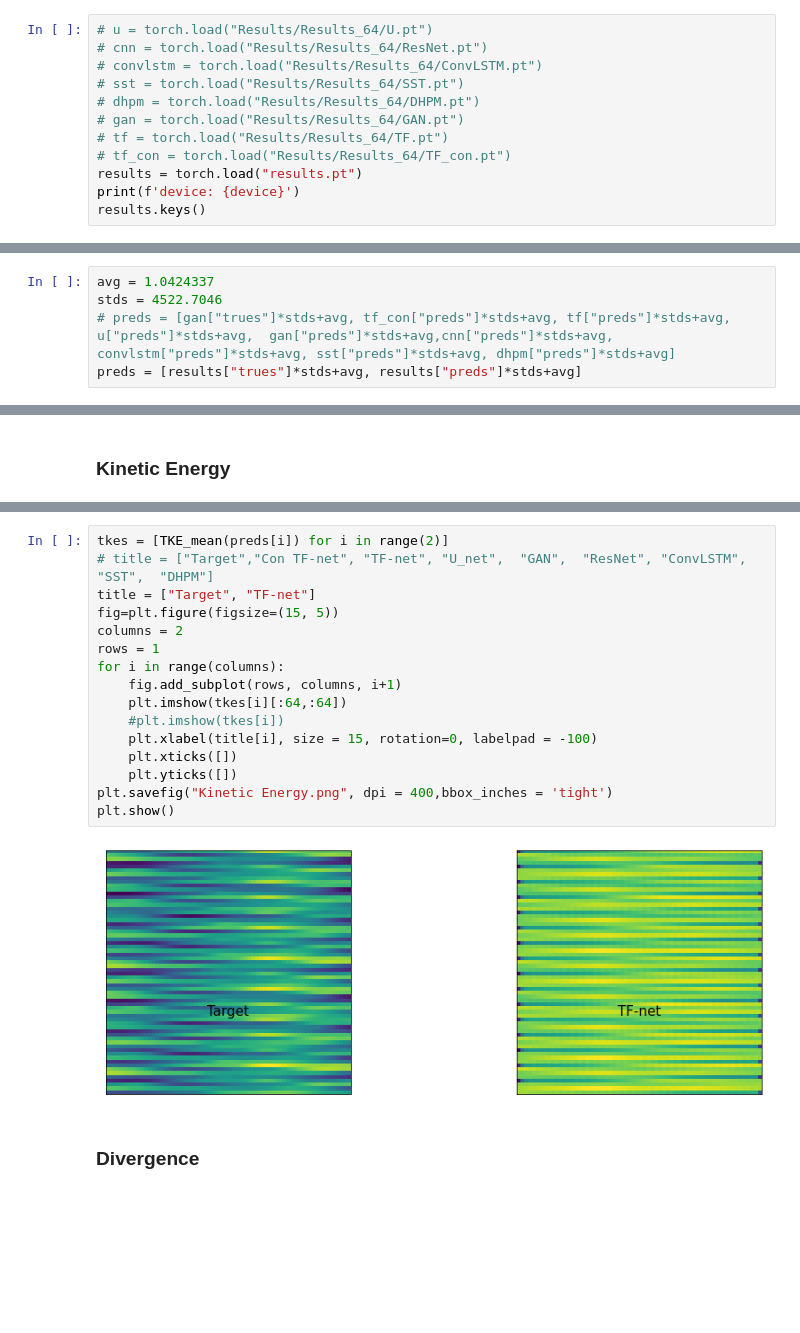
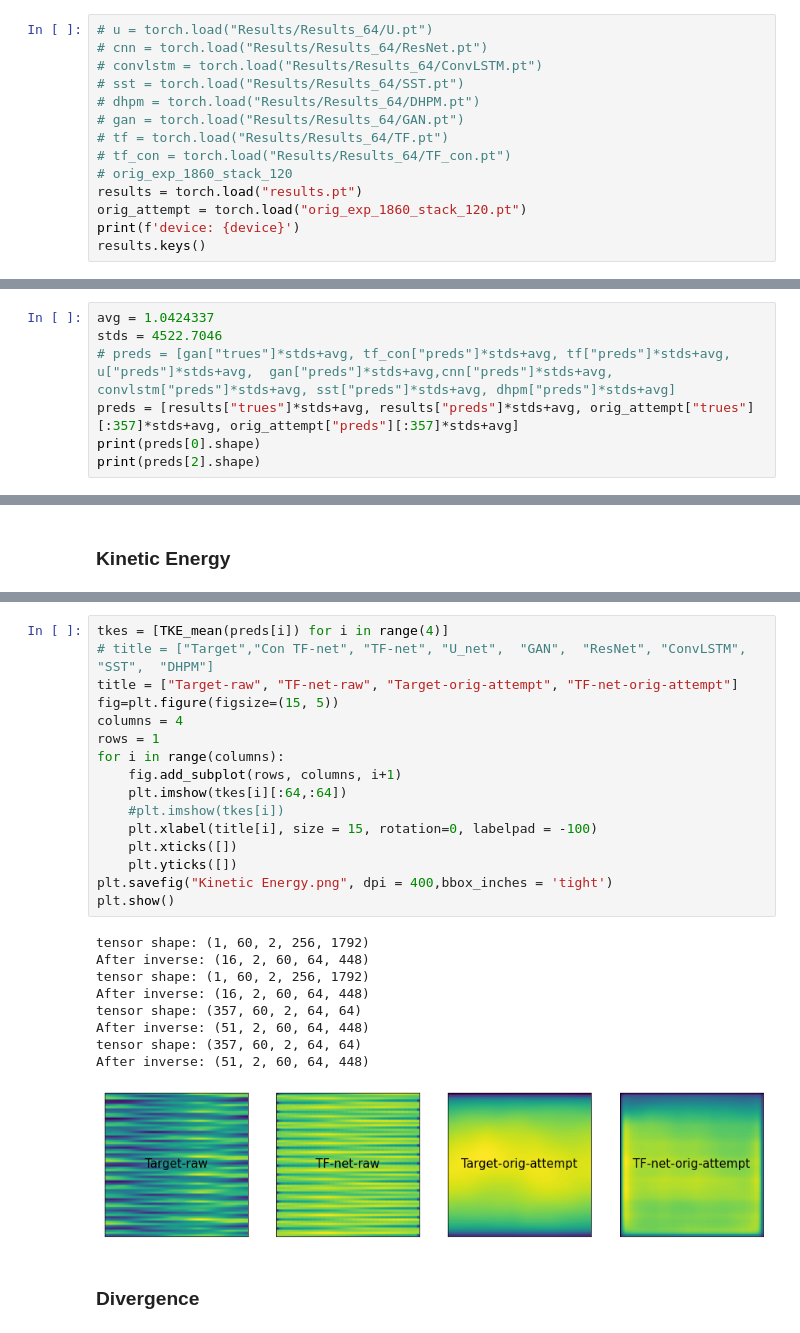
Before and after one commit to tailintalent/Turbulent-Flow-Nets, a Jupyter notebook: Evaluation/Evaluation-Raw.ipynb, the cells around one changed output, grey strips where cells are left out. Saved outputs shown, nothing was run; the diff lists cells and outputs as text; blank space fills up the shorter version.

Commit message:
Added the original experiment attempt (ran with 64x64 images, each has 120 images stacked together to have 120x2x64x64) and some notes to consider

```diff
--- a/Evaluation/Evaluation-Raw.ipynb
+++ b/Evaluation/Evaluation-Raw.ipynb
@@ -24,7 +24,9 @@ device = torch.device("cuda" if torch.cuda.is_available() else "cpu")
 # gan = torch.load("Results/Results_64/GAN.pt")
 # tf = torch.load("Results/Results_64/TF.pt")
 # tf_con = torch.load("Results/Results_64/TF_con.pt")
+# orig_exp_1860_stack_120
 results = torch.load("results.pt")
+orig_attempt = torch.load("orig_exp_1860_stack_120.pt")
 print(f'device: {device}')
 results.keys()
 # %% [output]
@@ -38,4 +40,6 @@ markers = ['o',  "H", 'v', "*", "X", "d", "P",'s', "^"]
 avg = 1.0424337
 stds = 4522.7046
 # preds = [gan["trues"]*stds+avg, tf_con["preds"]*stds+avg, tf["preds"]*stds+avg, u["preds"]*stds+avg,  gan["preds"]*stds+avg,cnn["preds"]*stds+avg, convlstm["preds"]*stds+avg, sst["preds"]*stds+avg, dhpm["preds"]*stds+avg]
-preds = [results["trues"]*stds+avg, results["preds"]*stds+avg]
+preds = [results["trues"]*stds+avg, results["preds"]*stds+avg, orig_attempt["trues"][:357]*stds+avg, orig_attempt["preds"][:357]*stds+avg]
+print(preds[0].shape)
+print(preds[2].shape)
@@ -108,23 +118,31 @@ def TKE_mean(tensor):
     tke_mean = tke_mean/tensor.shape[0]
     return tke_mean
 # %%
-tkes = [TKE_mean(preds[i]) for i in range(2)]
+tkes = [TKE_mean(preds[i]) for i in range(4)]
 # title = ["Target","Con TF-net", "TF-net", "U_net",  "GAN",  "ResNet", "ConvLSTM",  "SST",  "DHPM"]
-title = ["Target", "TF-net"]
+title = ["Target-raw", "TF-net-raw", "Target-orig-attempt", "TF-net-orig-attempt"]
 fig=plt.figure(figsize=(15, 5))
-columns = 2
+columns = 4
 rows = 1
 for i in range(columns):
     fig.add_subplot(rows, columns, i+1)
     plt.imshow(tkes[i][:64,:64])
     #plt.imshow(tkes[i])
     plt.xlabel(title[i], size = 15, rotation=0, labelpad = -100)
     plt.xticks([])
     plt.yticks([])
 plt.savefig("Kinetic Energy.png", dpi = 400,bbox_inches = 'tight')
 plt.show()
 # %% [output]
+tensor shape: (1, 60, 2, 256, 1792)
+After inverse: (16, 2, 60, 64, 448)
+tensor shape: (1, 60, 2, 256, 1792)
+After inverse: (16, 2, 60, 64, 448)
+tensor shape: (357, 60, 2, 64, 64)
+After inverse: (51, 2, 60, 64, 448)
+tensor shape: (357, 60, 2, 64, 64)
+After inverse: (51, 2, 60, 64, 448)
-[figure, old version]
+[figure, new version]
 # %% [markdown]
 ### Divergence
 # %%
```
Also changed, not shown: parts of 10 cells of this notebook, 2 other files.
